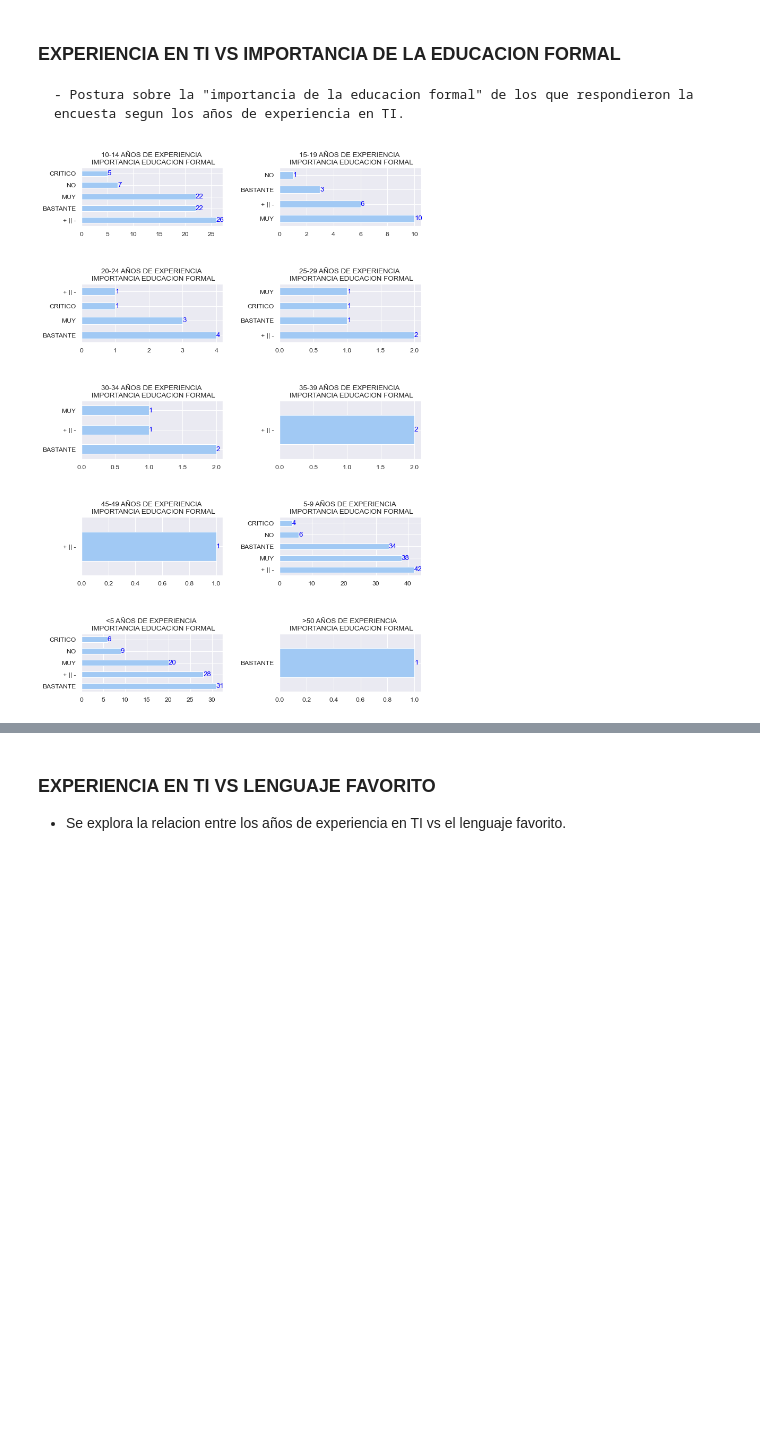
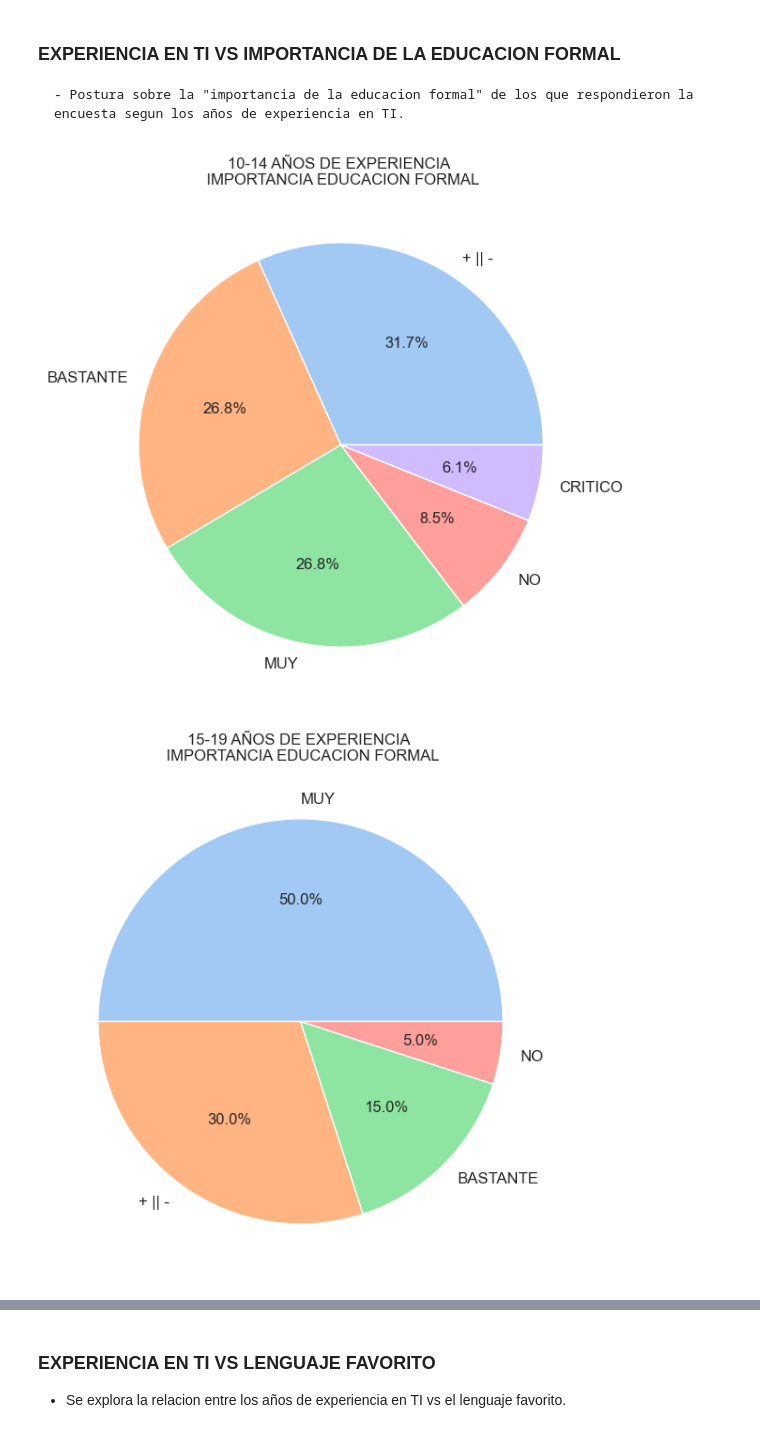
Before and after one commit to TorrezMN/Data_Science, a Jupyter notebook: Enc_Devs_Py/Notebooks/Experience.ipynb, the cells around one changed output, grey strips where cells are left out. Drawn from its saved outputs; the diff is of its cells as text; code cells hidden in the pictures; blank space fills up the shorter version.

```diff
--- a/Enc_Devs_Py/Notebooks/Experience.ipynb
+++ b/Enc_Devs_Py/Notebooks/Experience.ipynb
@@ -81,8 +81,8 @@ exp_ti = (
     .plot(
         kind="barh",
         title="Experiencia en TI.\n (GENERAL)",
-        ylabel= 'Años de experiencia.',
-        xlabel='Conteo'
+        ylabel="Años de experiencia.",
+        xlabel="Conteo",
     )
 )
 
@@ -213,12 +224,13 @@ df["exp_en_programacion"].value_counts()
 35-39      2
 Name: exp_en_programacion, dtype: int64
 # %%
-exp_df = df['exp_en_programacion'].value_counts()
+exp_df = df["exp_en_programacion"].value_counts()
 exp_plot = exp_df.plot(
-    kind='barh',
-    title='Experiencia en codificacion.',
-    ylabel='Años de experiencia.',
-    xlabel='Conteo.')
+    kind="barh",
+    title="Experiencia en codificacion.",
+    ylabel="Años de experiencia.",
+    xlabel="Conteo.",
+)
 
 
 # Plot annotations.
@@ -555,10 +567,9 @@ for k, v in enumerate(exp_cats):
         .value_counts()
         .plot(
             kind="barh",
-            ylabel='',
-            #autopct='%1.1f%%',
-            title="{0} AÑOS DE EXPERIENCIA - MODALIDAD".format(
-                v),
+            ylabel="",
+            # autopct='%1.1f%%',
+            title="{0} AÑOS DE EXPERIENCIA - MODALIDAD".format(v),
         )
     )
     for l, m in enumerate(exp.get_group(v)["modalidad"].value_counts().values):
@@ -627,26 +637,29 @@ Name: modalidad, dtype: float64
     - Postura sobre la "importancia de la educacion formal" de los que respondieron la
     encuesta segun los años de experiencia en TI.
 # %%
-plt.figure(figsize=(10, 60), dpi=80)
+#plt.figure(figsize=(10, 60), dpi=80)
 
 
 for k, v in enumerate(exp_cats):
-    plt.subplot(18, 2, k + 1)
+    #plt.subplot(18, 2, k + 1)
     imp = (
         exp.get_group(v)["imp_ed_formal"]
-        .value_counts()
+        .value_counts(normalize=True)
         .plot(
-            kind="barh",
-            title="{0} AÑOS DE EXPERIENCIA \n IMPORTANCIA EDUCACION FORMAL".format(
-                v
-            ),
+            kind="pie",
+            title="{0} AÑOS DE EXPERIENCIA \n IMPORTANCIA EDUCACION FORMAL".format(v),
+            ylabel='',
+             autopct="%1.1f%%",
+            textprops={"fontsize":12},
         )
     )
+    plt.show()
 
-    for l, m in enumerate(exp.get_group(v)["imp_ed_formal"].value_counts().values):
-        imp.annotate(m, (m, l), va="center", color="blue")
+    #for l, m in enumerate(exp.get_group(v)["imp_ed_formal"].value_counts().values):
+     #   imp.annotate(m, (m, l), va="center", color="blue")
 
 
-plt.subplots_adjust(left=0.1, bottom=0.1, right=0.9, top=0.9, wspace=0.4, hspace=1)
+#plt.subplots_adjust(left=0.1, bottom=0.1, right=0.9, top=0.9, wspace=0.4, hspace=1)
 # %% [output]
-[figure, old version]
+[figure, new version]
+[figure, added]
```
Also changed, not shown: parts of 13 cells of this notebook, 2 other files.
